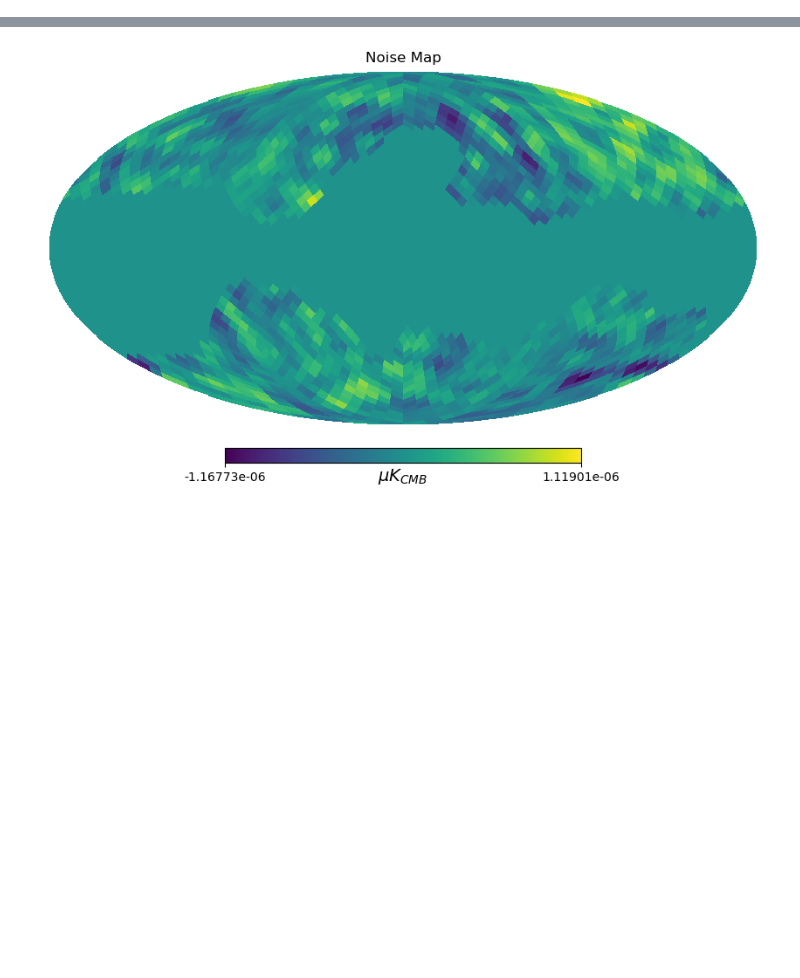
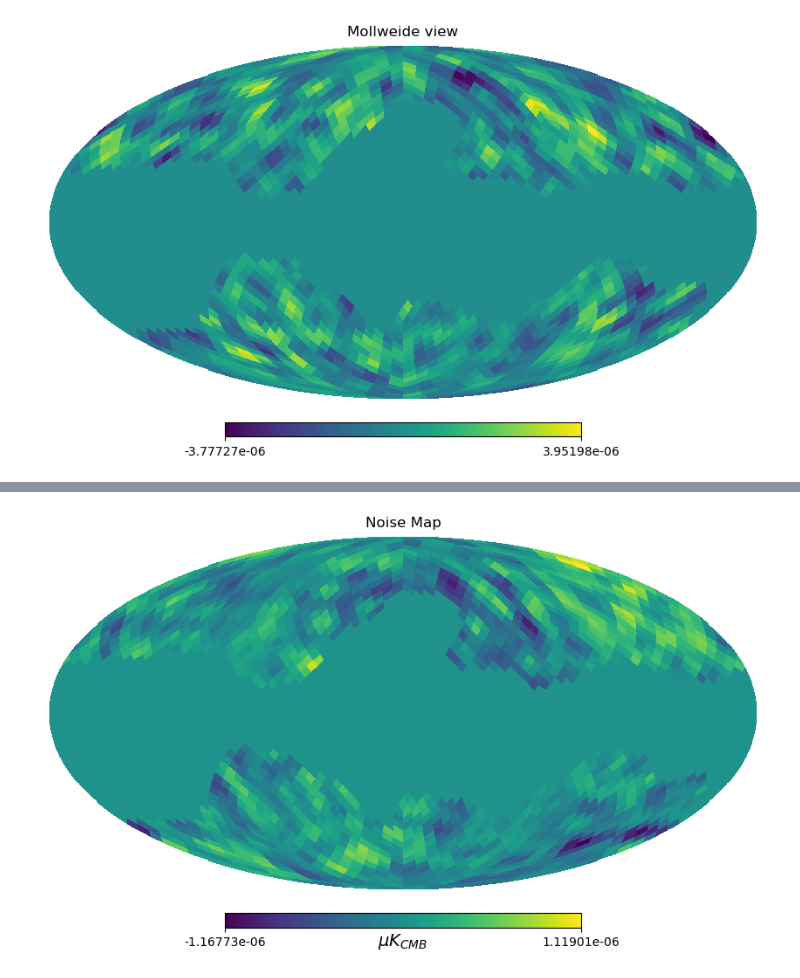
Before and after one commit to antolonappan/taunet, a Jupyter notebook: Notebooks/ncm.ipynb, the cells around one changed output, grey strips where cells are left out. Drawn from its saved outputs; the diff is of its cells as text; code cells hidden in the pictures; blank space fills up the shorter version.

```diff
--- a/Notebooks/ncm.ipynb
+++ b/Notebooks/ncm.ipynb
@@ -12,0 +28,4 @@ ncm = NoiseModel()
+# %%
+hp.mollview(ncm.noisemap(23,order='ring',unit='K')[0])
+# %% [output]
+[figure, added]
```
Also changed, not shown: parts of 6 cells of this notebook, 3 other files.
